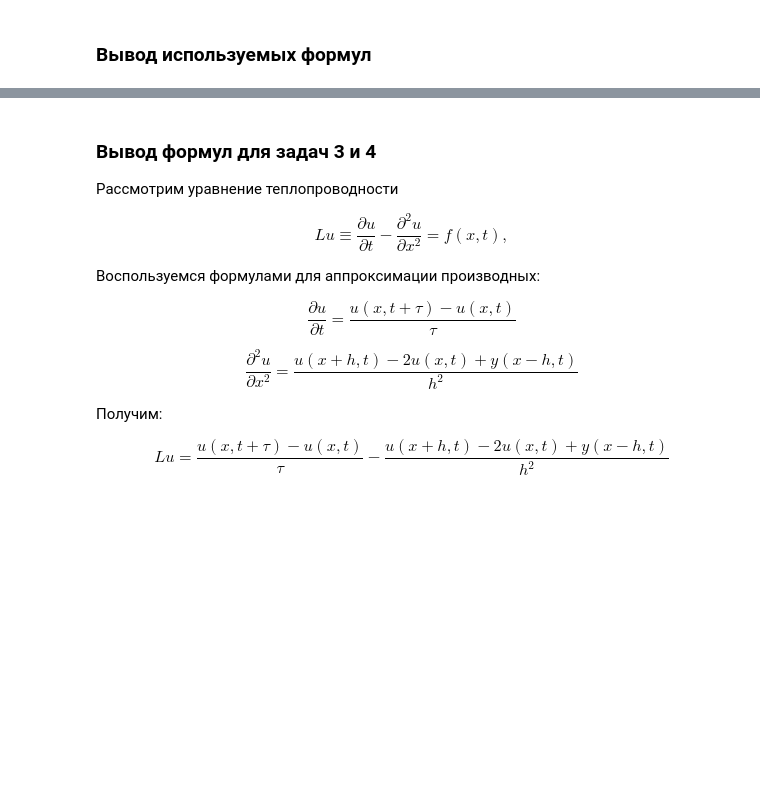
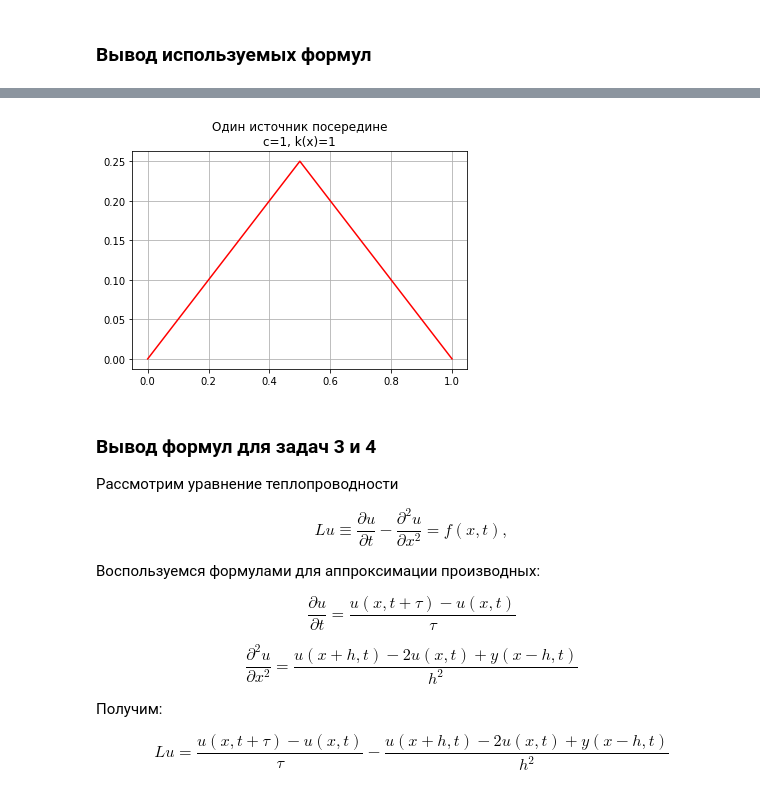
Before and after one commit to mrkomilfo/MChA, a Jupyter notebook: lab3/lab3-Dor.ipynb, the cells around one changed output, grey strips where cells are left out. Saved outputs shown, nothing was run; the diff lists cells and outputs as text; code cells hidden in the pictures; blank space fills up the shorter version.

```diff
--- a/lab3/lab3-Dor.ipynb
+++ b/lab3/lab3-Dor.ipynb
@@ -206,3 +213,23 @@ for _k1, _k2, _k3, _k12, _k23, k_info in conditions:
+# %%
+a = 0
+b = 1
+Ua = 0
+Ub = 0
+h = (b - a) / 150
+
+X = np.arange(a, b + h, h)
+
+k1, k2, k3 = 1, 0, 0   #теплопроводность материалов
+k12, k23 = b+h, b+h        #границы материалов
+
+hs = [(a+0.5, 1)]
+
+plt.plot(X, task2(), color='red')
+plt.title('Один источник посередине\nc=1, k(x)=1')
+plt.grid()
+plt.show()
+# %% [output]
+[figure, added]
 # %% [markdown]
 ### Вывод формул для задач 3 и 4
 
```
Also changed, not shown: parts of 6 cells of this notebook.
